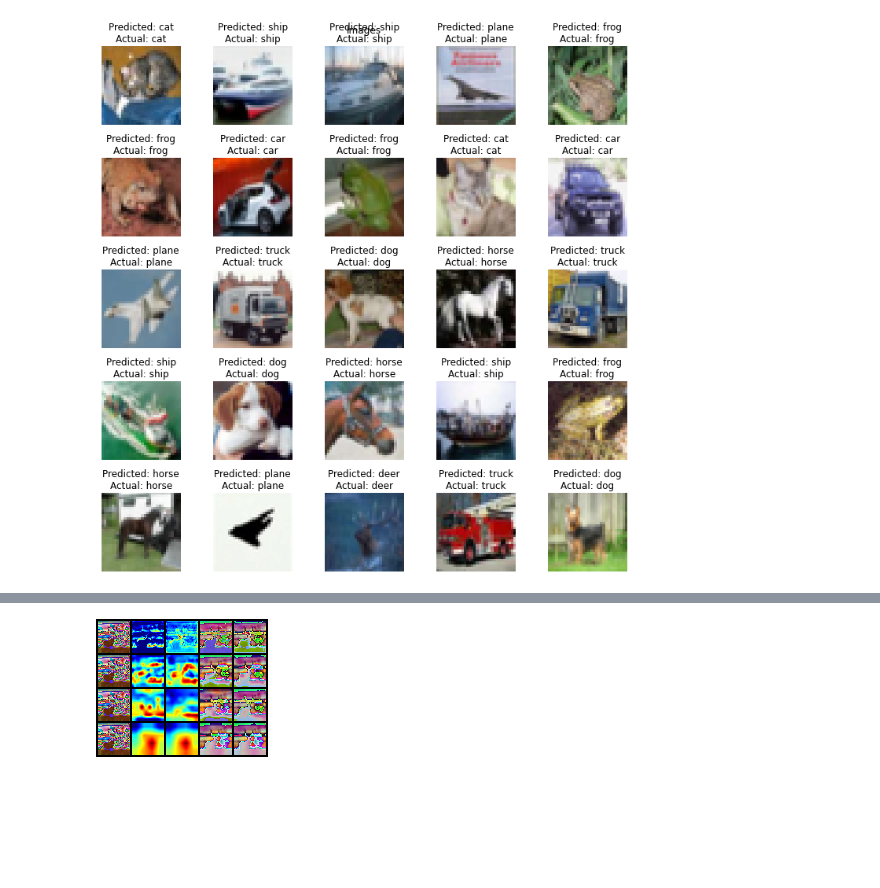
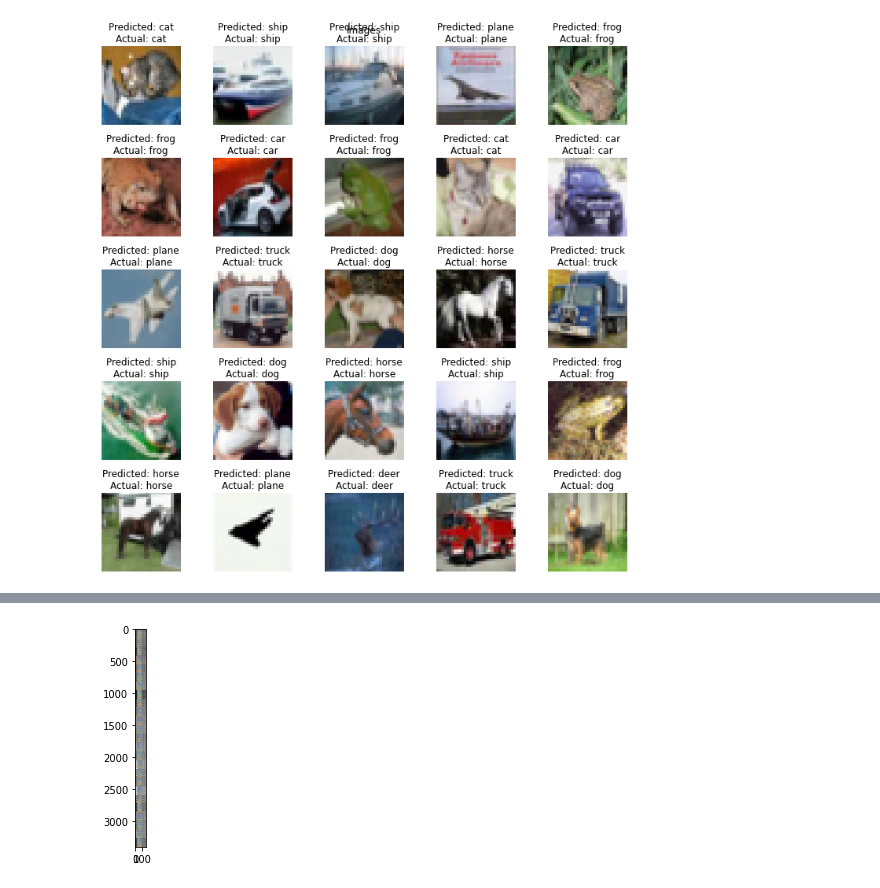
Before and after one commit to gantir/eva4, a Jupyter notebook: s9/s9.ipynb, the cells around one changed output, grey strips where cells are left out. Drawn from its saved outputs; the diff is of its cells as text; code cells hidden in the pictures; blank space fills up the shorter version.

```diff
--- a/s9/s9.ipynb
+++ b/s9/s9.ipynb
@@ -196,19 +186,19 @@ cams = [
 # %%
 torch_images = [i['img'].to(evalib.utils.get_device()) for i in w]
 # %%
+images = []
 for torch_img in torch_images:
-  images = []
   normed_torch_img = transforms.Normalize([0.485, 0.456, 0.406], [0.229, 0.224, 0.225])(torch_img)[None]
   for gradcam, gradcam_pp in cams:
       mask, _ = gradcam(normed_torch_img)
       heatmap, result = visualize_cam(mask, torch_img)
 
       mask_pp, _ = gradcam_pp(normed_torch_img)
       heatmap_pp, result_pp = visualize_cam(mask_pp, torch_img)
 
       images.extend([torch_img.cpu(), heatmap, heatmap_pp, result, result_pp])
-  grid_image = torchvision.utils.make_grid(images, nrow=5)
 
-torchvision.transforms.ToPILImage()(grid_image)
+grid_image = torchvision.utils.make_grid(images, nrow=5)
+evalib.plot.imshow_torch(grid_image)
 # %% [output]
-[figure, old version]
+[figure, new version]
```
Also changed, not shown: parts of 6 cells of this notebook.
